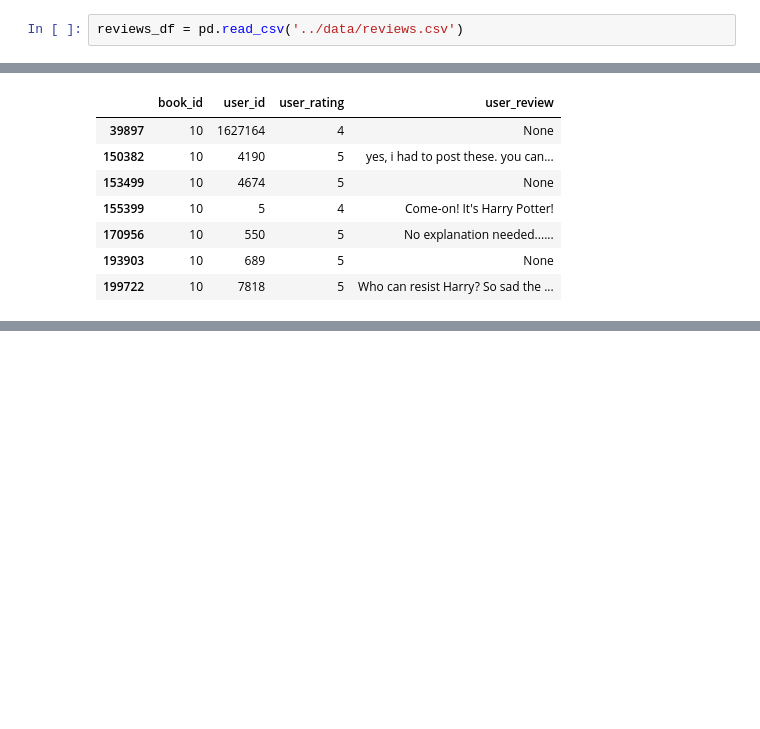
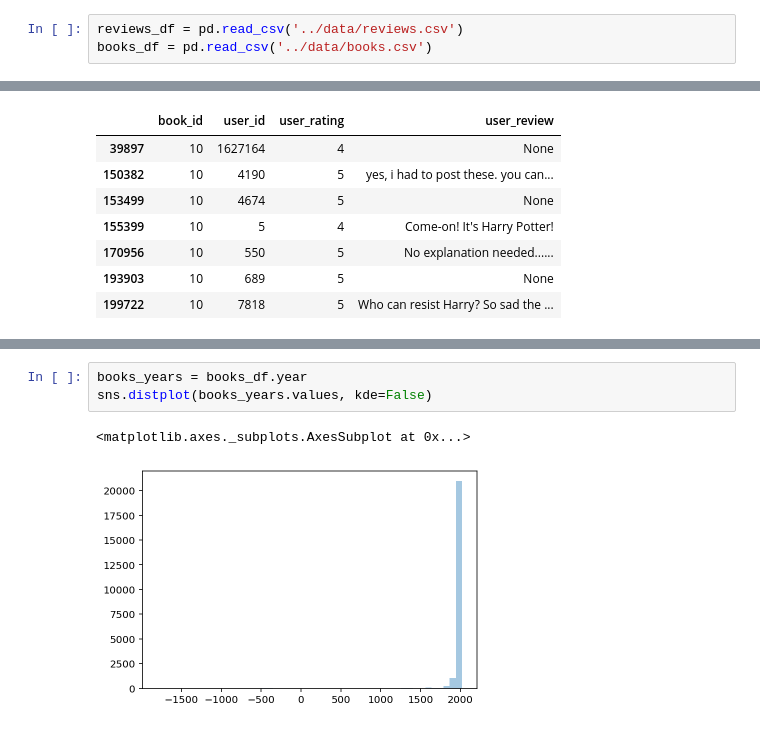
Before and after one commit to Stardust87/book-review-generator, a Jupyter notebook: modelling/Data Analysis.ipynb, the cells around one changed output, grey strips where cells are left out. Drawn from its saved outputs; the diff is of its cells as text; blank space fills up the shorter version.

```diff
--- a/modelling/Data Analysis.ipynb
+++ b/modelling/Data Analysis.ipynb
@@ -8,6 +8,7 @@ import seaborn as sns
 %config InlineBackend.figure_format='retina'
 # %%
 reviews_df = pd.read_csv('../data/reviews.csv')
+books_df = pd.read_csv('../data/books.csv')
 # %%
 reviews_df.sort_values(by='book_id').head(5)
 # %% [output]
@@ -46,0 +83,6 @@ reviews_df[reviews_df['book_id'] == 10]
+# %%
+books_years = books_df.year
+sns.distplot(books_years.values, kde=False)
+# %% [output]
+<matplotlib.axes._subplots.AxesSubplot at 0x...>
+[figure, added]
```
Also changed, not shown: parts of 13 cells of this notebook, 1 other file.
